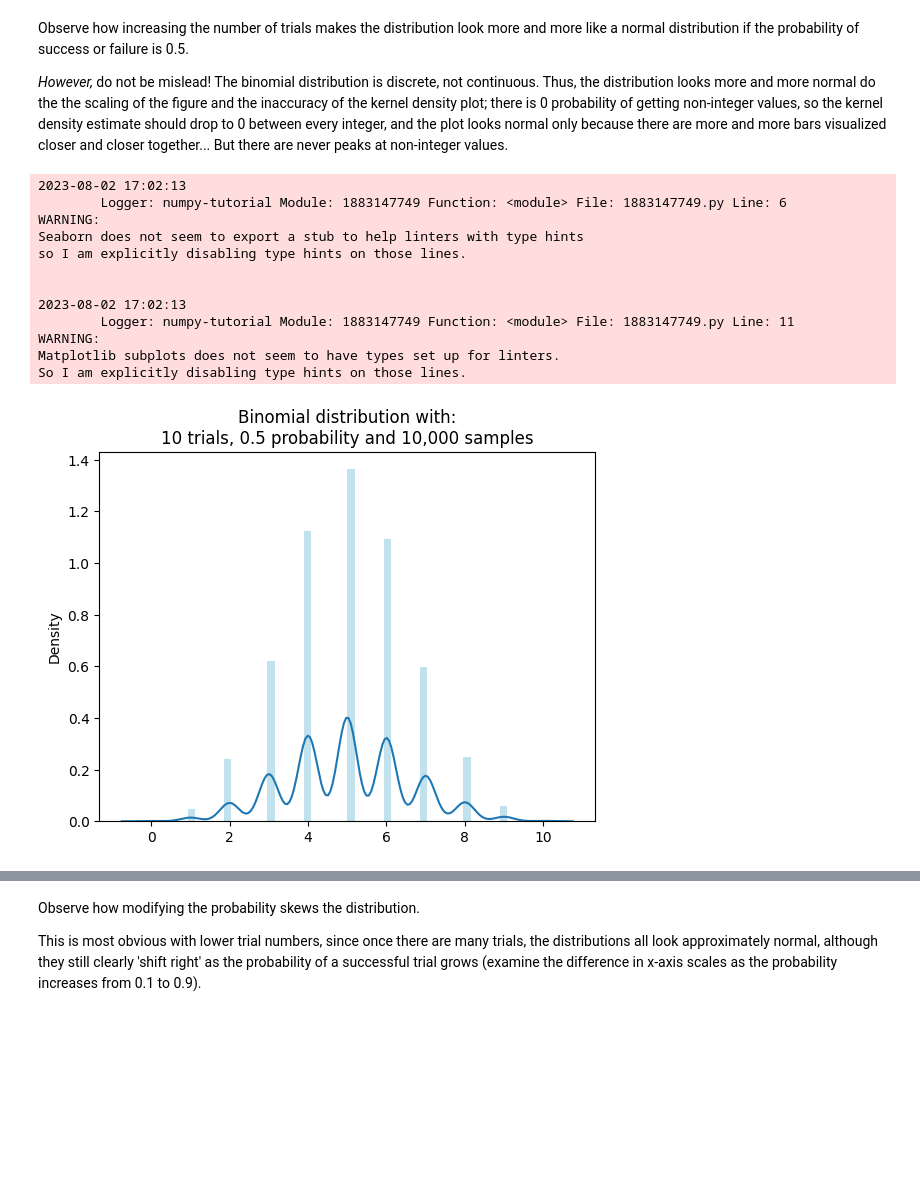
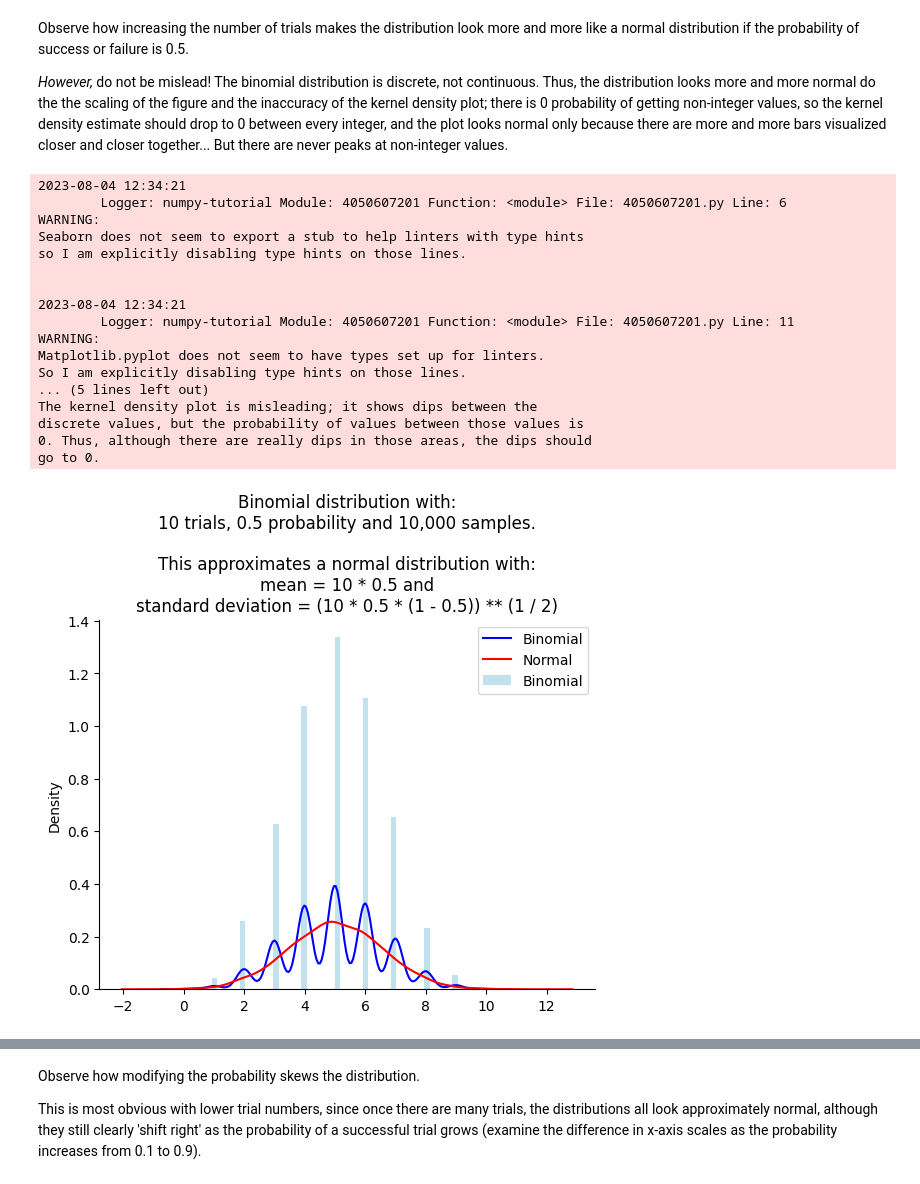
Before and after one commit to KatlehoJordan/ds-playground, a Jupyter notebook: python/notebooks/numpy_tutorial/binomial-distribution.ipynb, the cells around one changed output, grey strips where cells are left out. Saved outputs shown, nothing was run; the diff lists cells and outputs as text; code cells hidden in the pictures; blank space fills up the shorter version.

```diff
--- a/python/notebooks/numpy_tutorial/binomial-distribution.ipynb
+++ b/python/notebooks/numpy_tutorial/binomial-distribution.ipynb
@@ -110,17 +122,24 @@ def plot_normal(n: int = 10, p: float = 0.5, size: int = 10) -> None:
     my_binomial = np.random.binomial(n=n, p=p, size=size) # type: ignore
 
     ax = plt.subplots()[1] # type: ignore
-    sns.kdeplot(my_binomial, ax=ax) # type: ignore
+    sns.kdeplot( # type: ignore
+        my_binomial,
+        ax=ax,
+        label='Binomial'
+        )
     sns.histplot( # type: ignore
         my_binomial, # type: ignore
         ax=ax,
         color='lightblue',
         edgecolor='None',
-        stat='density'
+        stat='density',
+        label='Binomial'
         ).set(
         title='Binomial distribution with:\n'
         f'{n:,} trials, {p} probability and {size:,} samples'
         )
+    sns.despine() # type: ignore
+    plt.legend() # type: ignore
 
 for size in [10, 100, 1_000, 10_000]:
     plot_normal(size=size)
@@ -164,46 +188,74 @@ logger.warning(
 )
 
 logger.warning(
-    'Matplotlib subplots does not seem to have types set up for linters.\n'
+    'Matplotlib.pyplot does not seem to have types set up for linters.\n'
     'So I am explicitly disabling type hints on those lines.'
 )
 
 def plot_normal(n: int = 10, p: float = 0.5, size: int = 10) -> None:
     my_binomial = np.random.binomial(n=n, p=p, size=size) # type: ignore
 
+    my_normal = np.random.normal(
+        loc=n*p,
+        scale=(n * p * (1-p)) ** (1 / 2),
+        size=size
+        )
+
     ax = plt.subplots()[1] # type: ignore
-    sns.kdeplot(my_binomial, ax=ax) # type: ignore
+    sns.kdeplot( # type: ignore
+        my_binomial,
+        ax=ax,
+        color='blue',
+        label='Binomial'
+        )
+    sns.kdeplot( # type: ignore
+        my_normal,
+        ax=ax,
+        color='red',
+        label='Normal'
+        )
     sns.histplot( # type: ignore
         my_binomial, # type: ignore
         ax=ax,
         color='lightblue',
         edgecolor='None',
-        stat='density'
+        stat='density',
+        label='Binomial'
         ).set(
         title='Binomial distribution with:\n'
-        f'{n:,} trials, {p} probability and {size:,} samples'
+        f'{n:,} trials, {p} probability and {size:,} samples.\n\n'
+        'This approximates a normal distribution with:\n'
+        f'mean = {n:,} * {p} and\n'
+        f'standard deviation = ({n:,} * {p} * (1 - {p})) ** (1 / 2)'
         )
+    sns.despine() # type: ignore
+    plt.legend() # type: ignore
 
 for n in [10, 100, 1_000, 10_000]:
     plot_normal(n=n, size=10_000)
 
 logger.warning(
     'The kernel density plot is misleading; it shows dips between the\n'
     'discrete values, but the probability of values between those values is\n'
     '0. Thus, although there are really dips in those areas, the dips should\n'
     'go to 0.'
 )
 # %% [output]
-2023-08-02 17:02:13
-        Logger: numpy-tutorial Module: 1883147749 Function: <module> File: 1883147749.py Line: 6
+2023-08-04 12:34:21
+        Logger: numpy-tutorial Module: 4050607201 Function: <module> File: 4050607201.py Line: 6
 WARNING:
 Seaborn does not seem to export a stub to help linters with type hints
 so I am explicitly disabling type hints on those lines.
 
 
-2023-08-02 17:02:13
-        Logger: numpy-tutorial Module: 1883147749 Function: <module> File: 1883147749.py Line: 11
+2023-08-04 12:34:21
+        Logger: numpy-tutorial Module: 4050607201 Function: <module> File: 4050607201.py Line: 11
 WARNING:
-Matplotlib subplots does not seem to have types set up for linters.
+Matplotlib.pyplot does not seem to have types set up for linters.
 So I am explicitly disabling type hints on those lines.
+... (5 lines left out)
+The kernel density plot is misleading; it shows dips between the
+discrete values, but the probability of values between those values is
+0. Thus, although there are really dips in those areas, the dips should
+go to 0.
-[figure, old version]
+[figure, new version]
```
Also changed, not shown: parts of 4 cells of this notebook, 2 other files.
